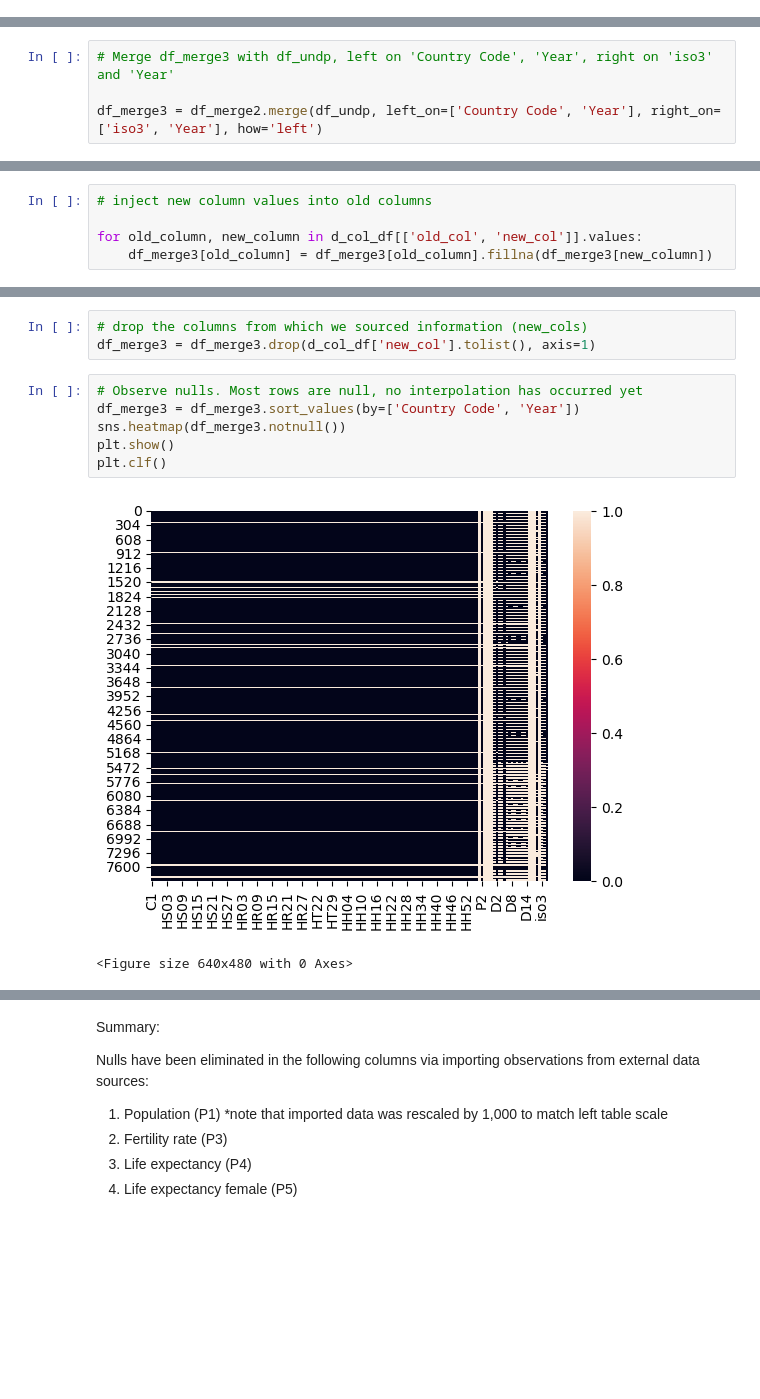
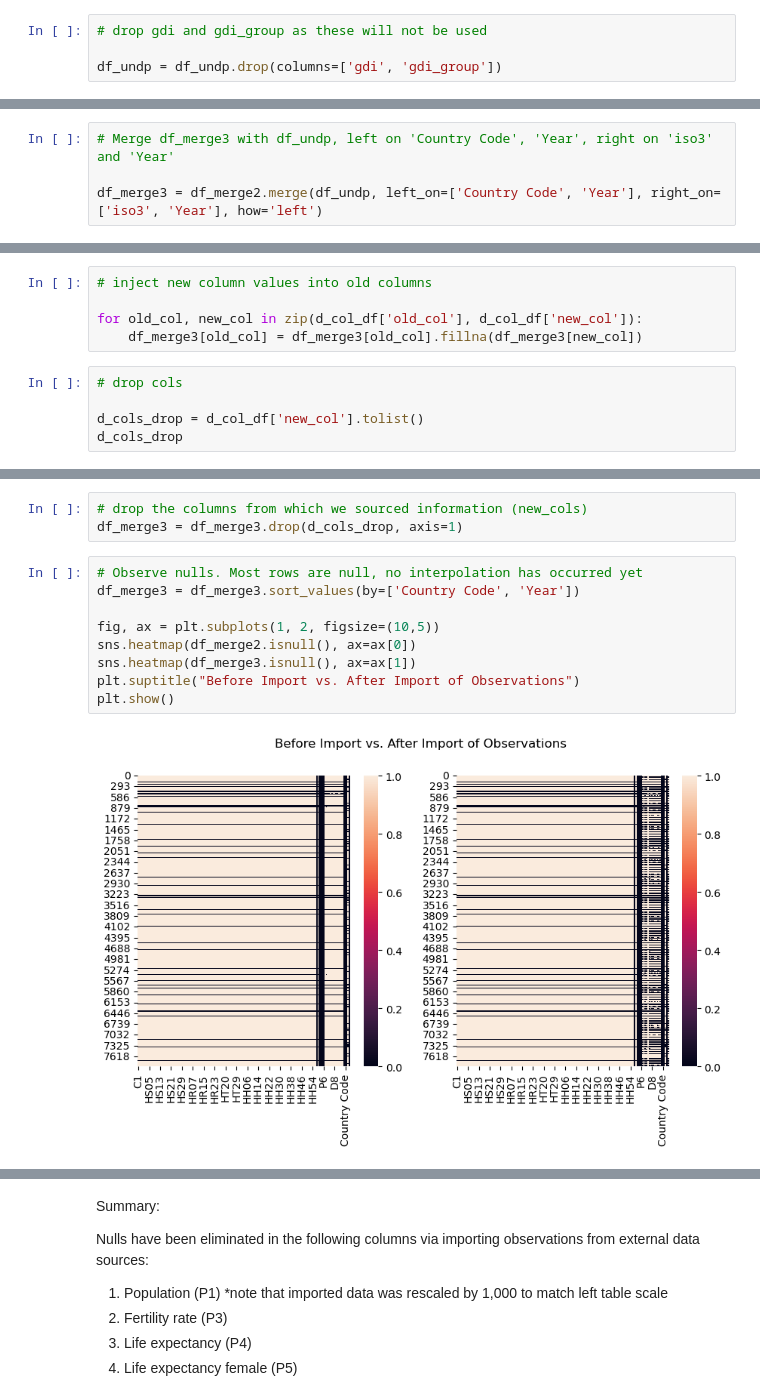
Before and after one commit to LittleBiggler/CoResidence, a Jupyter notebook: CoResidence Analysis.ipynb, the cells around one changed output, grey strips where cells are left out. Saved outputs shown, nothing was run; the diff lists cells and outputs as text; blank space fills up the shorter version.

```diff
--- a/CoResidence Analysis.ipynb
+++ b/CoResidence Analysis.ipynb
@@ -2765,4 +2846,8 @@ df_undp.columns
 Index(['iso3', 'Year', 'D3_', 'D8_', 'D12_', 'gdi', 'gdi_group', 'D10_',
        'D14_', 'D6_', 'D1_', 'D7_', 'D11_', 'D4_', 'D9_', 'D13_'],
       dtype='object', name='Metric')
+# %%
+# drop gdi and gdi_group as these will not be used
+
+df_undp = df_undp.drop(columns=['gdi', 'gdi_group'])
 # %%
@@ -2848,5 +2933,10 @@ Average number of observations added in d columns 3057.25
 # %%
 # inject new column values into old columns
 
-for old_column, new_column in d_col_df[['old_col', 'new_col']].values:
-    df_merge3[old_column] = df_merge3[old_column].fillna(df_merge3[new_column])
+for old_col, new_col in zip(d_col_df['old_col'], d_col_df['new_col']):
+    df_merge3[old_col] = df_merge3[old_col].fillna(df_merge3[new_col])
+# %%
+# drop cols
+
+d_cols_drop = d_col_df['new_col'].tolist()
+d_cols_drop
@@ -2853,13 +2956,15 @@ for old_column, new_column in d_col_df[['old_col', 'new_col']].values:
 # %%
 # drop the columns from which we sourced information (new_cols)
-df_merge3 = df_merge3.drop(d_col_df['new_col'].tolist(), axis=1)
+df_merge3 = df_merge3.drop(d_cols_drop, axis=1)
 # %%
 # Observe nulls. Most rows are null, no interpolation has occurred yet
 df_merge3 = df_merge3.sort_values(by=['Country Code', 'Year'])
-sns.heatmap(df_merge3.notnull())
+
+fig, ax = plt.subplots(1, 2, figsize=(10,5))
+sns.heatmap(df_merge2.isnull(), ax=ax[0])
+sns.heatmap(df_merge3.isnull(), ax=ax[1])
+plt.suptitle("Before Import vs. After Import of Observations")
 plt.show()
-plt.clf()
 # %% [output]
-[figure, old version]
+[figure, new version]
-<Figure size 640x480 with 0 Axes>
 # %%
```
Also changed, not shown: parts of 79 cells of this notebook.
